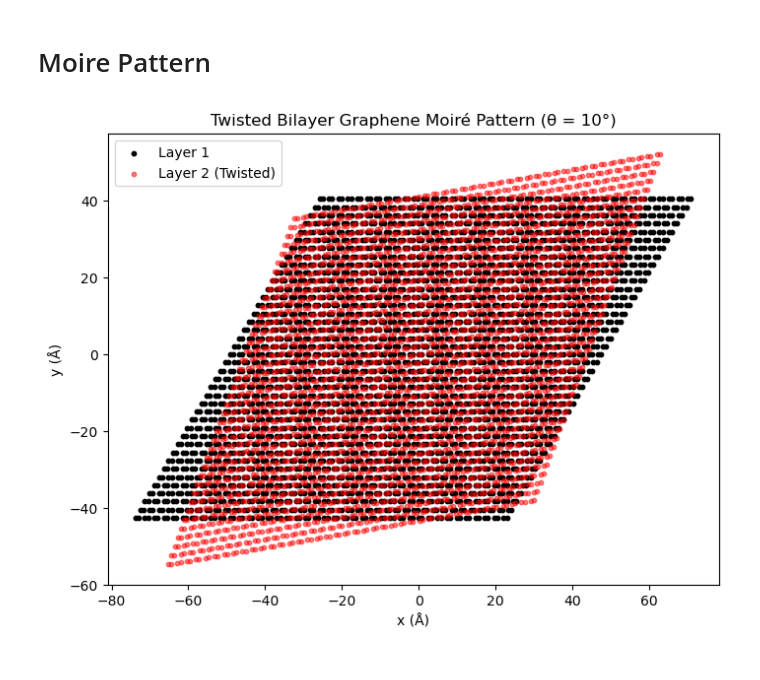
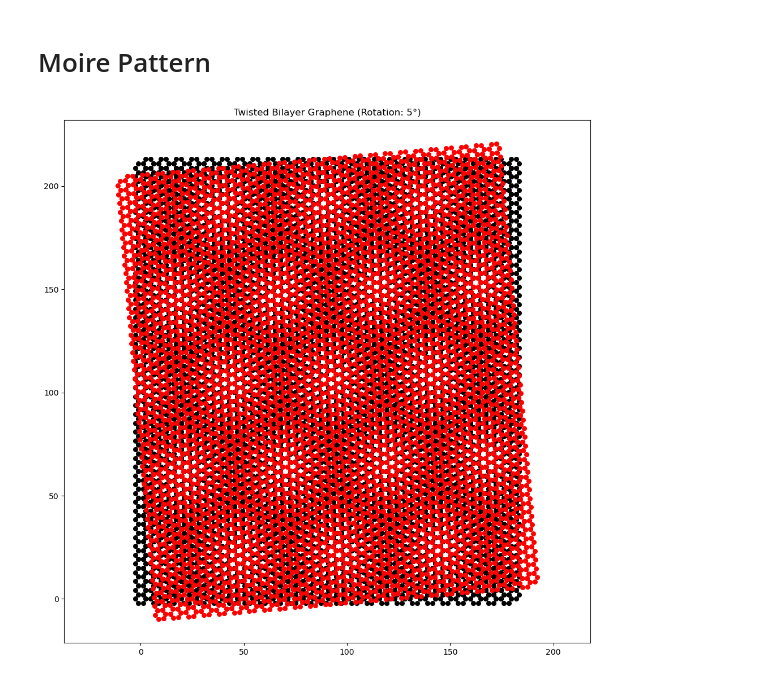
Before and after one commit to hyp0515/exp_phy_ii, a Jupyter notebook: mar18/moire_pattern.ipynb, the cells around one changed output. Drawn from its saved outputs; the diff is of its cells as text; code cells hidden in the pictures.

```diff
--- a/mar18/moire_pattern.ipynb
+++ b/mar18/moire_pattern.ipynb
@@ -29,17 +5,0 @@ def generate_graphene(num_cells, angle=0):
-# %%
-# Generate and plot twisted bilayer graphene
-num_cells = 20
-angle = 10  # Twist angle in degrees
-atoms1, atoms2 = generate_graphene(num_cells), generate_graphene(num_cells, angle)
-# %%
-plt.figure(figsize=(8, 8))
-plt.scatter(atoms1[0][:, 0], atoms1[0][:, 1], c='black', s=10, label="Layer 1")
-plt.scatter(atoms2[1][:, 0], atoms2[1][:, 1], c='red', s=10, alpha=0.5, label="Layer 2 (Twisted)")
-plt.gca().set_aspect('equal')
-plt.legend()
-plt.xlabel("x (Å)")
-plt.ylabel("y (Å)")
-plt.title(f"Twisted Bilayer Graphene Moiré Pattern (θ = {angle}°)")
-plt.show()
-# %% [output]
-[figure, removed]
@@ -45,0 +92,6 @@ plt.show()
+# %%
+
+# 繪製更大的雙層石墨烯（10x10 格，旋轉 5°）
+plot_graphene_layers(50, 50, angle=5)
+# %% [output]
+[figure, added]
```
Also changed, not shown: parts of 5 cells of this notebook, 6 other files.
